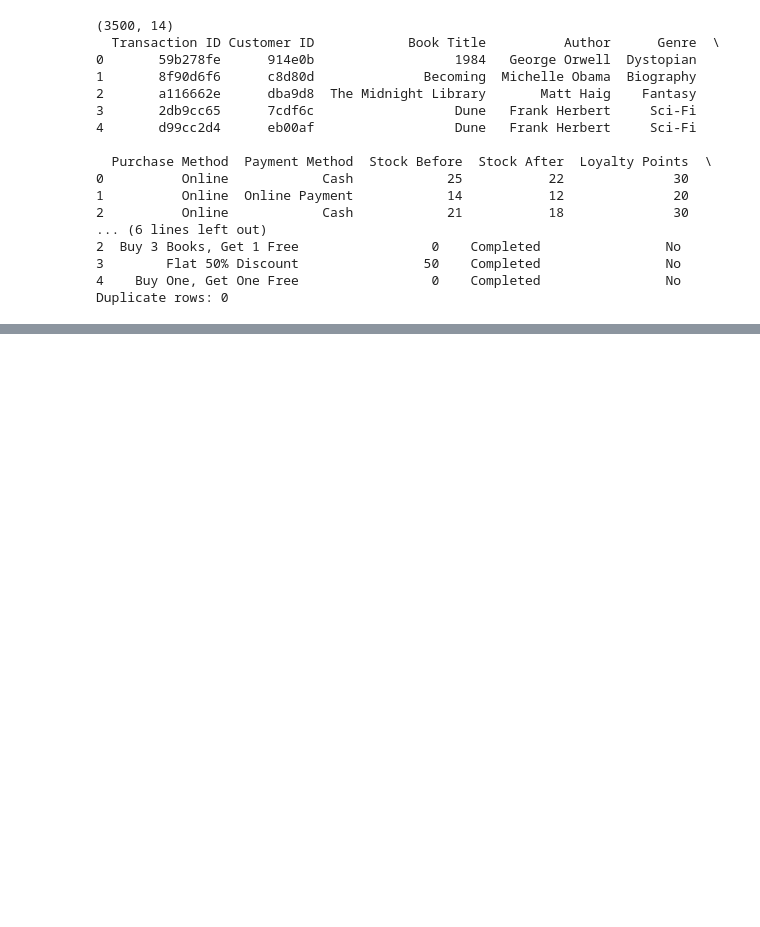
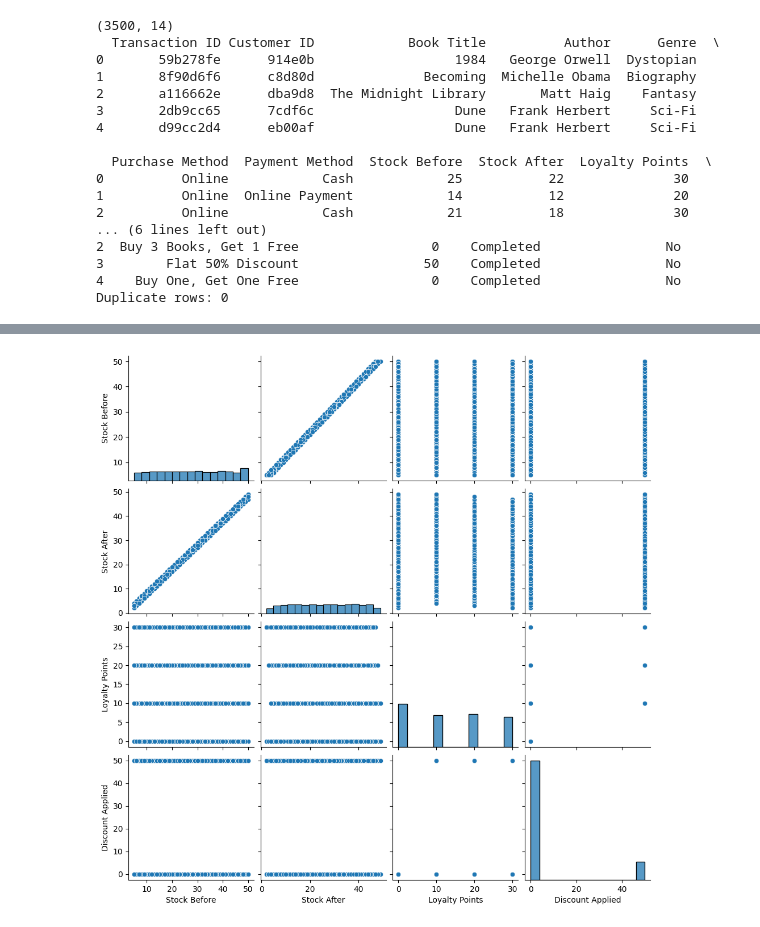
Before and after one commit to AmilaDarshanaJ/bookstore-data-analysis, a Jupyter notebook: Colab_Section02_Work.ipynb, the cells around one changed output, grey strips where cells are left out. Cells and saved outputs as stored; diff of their text form; code cells hidden in the pictures; blank space fills up the shorter version.

```diff
--- a/Colab_Section02_Work.ipynb
+++ b/Colab_Section02_Work.ipynb
@@ -42,3 +42,9 @@ print("Duplicate rows:", df.duplicated().sum())
 3        Flat 50% Discount                50    Completed                No
 4    Buy One, Get One Free                 0    Completed                No
 Duplicate rows: 0
+# %%
+# Check for missing values
+print(df.isnull().sum())
+
+# Optionally fill or drop
+df = df.fillna(0)  # or df.dropna() if appropriate
@@ -44,0 +98,5 @@ Duplicate rows: 0
+# %%
+sns.pairplot(df.select_dtypes(include='number'))
+plt.show()
+# %% [output]
+[figure, added]
```
Also changed, not shown: parts of 4 cells of this notebook.
